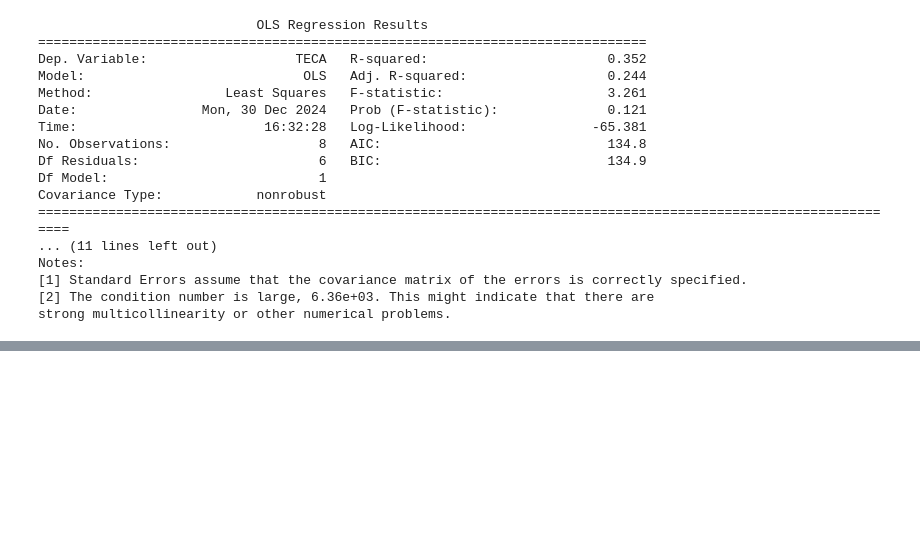
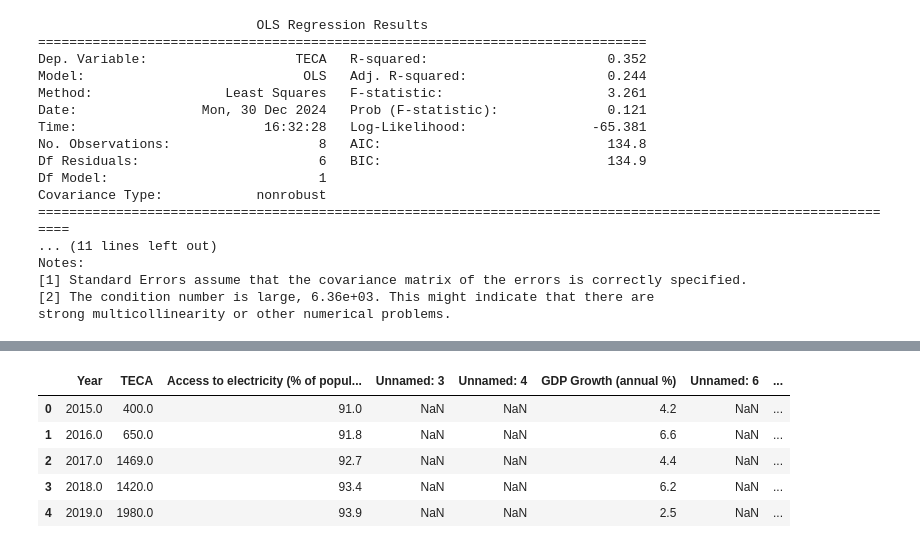
Before and after one commit to ilinashah177/Coursework-Website, a Jupyter notebook: Regression_Investments_and_Energy_Capacity.ipynb, the cells around one changed output, grey strips where cells are left out. Saved outputs shown, nothing was run; the diff lists cells and outputs as text; code cells hidden in the pictures; blank space fills up the shorter version.

```diff
--- a/Regression_Investments_and_Energy_Capacity.ipynb
+++ b/Regression_Investments_and_Energy_Capacity.ipynb
@@ -345,11 +345,17 @@ Saving Dataset Group14 Coursework Multiple 2.csv to Dataset Group14 Coursework M
 # %%
 
 #Name of uploaded file
-file_name = 'Dataset Group14 Coursework Multiple 2.csv'
+file_name = 'Dataset Group14 Coursework(AutoRecovered) 4.csv'
 
 #Read data from the required sheet
-df = pd.read_csv('Dataset Group14 Coursework Multiple 2.csv')
+df = pd.read_csv('Dataset Group14 Coursework(AutoRecovered) 4.csv')
 
-#Define independent variables (predictors)
-independent_variables = ['GDP Growth (annual %)', 'Total Population', 'Bri Investments']
-dependent_variable = 'TECA'
+
+df.head()
+# %% [output]
+|  | Year | TECA | Access to electricity (% of popul... | Unnamed: 3 | Unnamed: 4 | GDP Growth (annual %) | Unnamed: 6 | ... |
+| 0 | 2015.0 | 400.0 | 91.0 | NaN | NaN | 4.2 | NaN | ... |
+| 1 | 2016.0 | 650.0 | 91.8 | NaN | NaN | 6.6 | NaN | ... |
+| 2 | 2017.0 | 1469.0 | 92.7 | NaN | NaN | 4.4 | NaN | ... |
+| 3 | 2018.0 | 1420.0 | 93.4 | NaN | NaN | 6.2 | NaN | ... |
+| 4 | 2019.0 | 1980.0 | 93.9 | NaN | NaN | 2.5 | NaN | ... |
```
Also changed, not shown: parts of 4 cells of this notebook.
